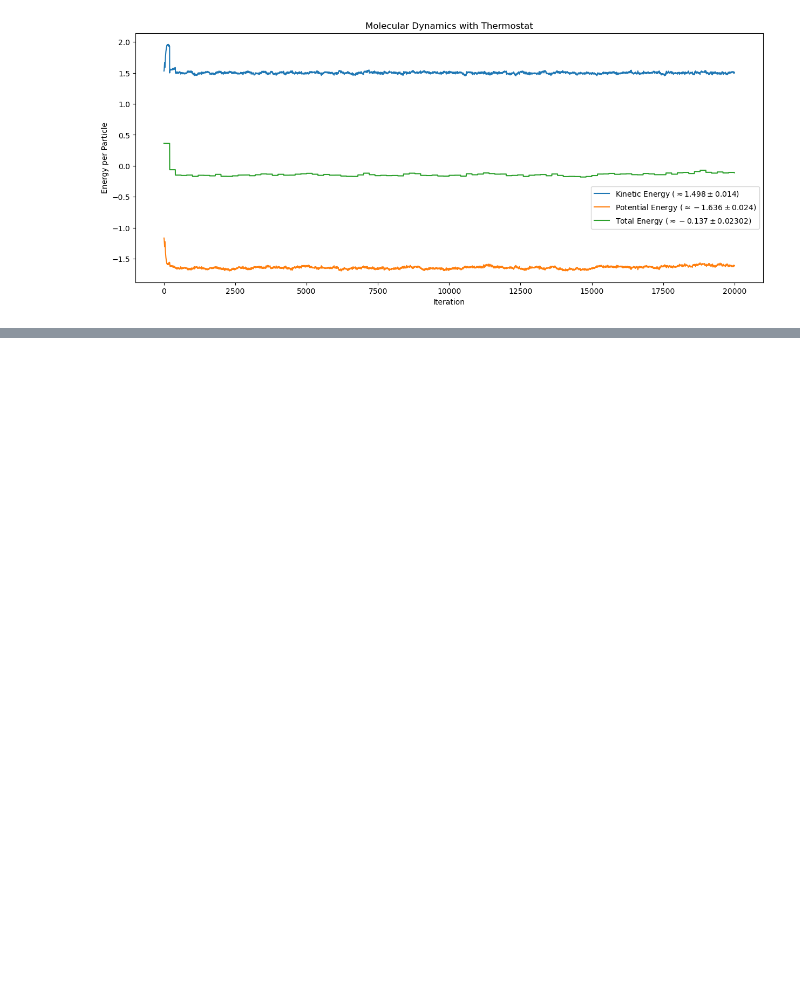
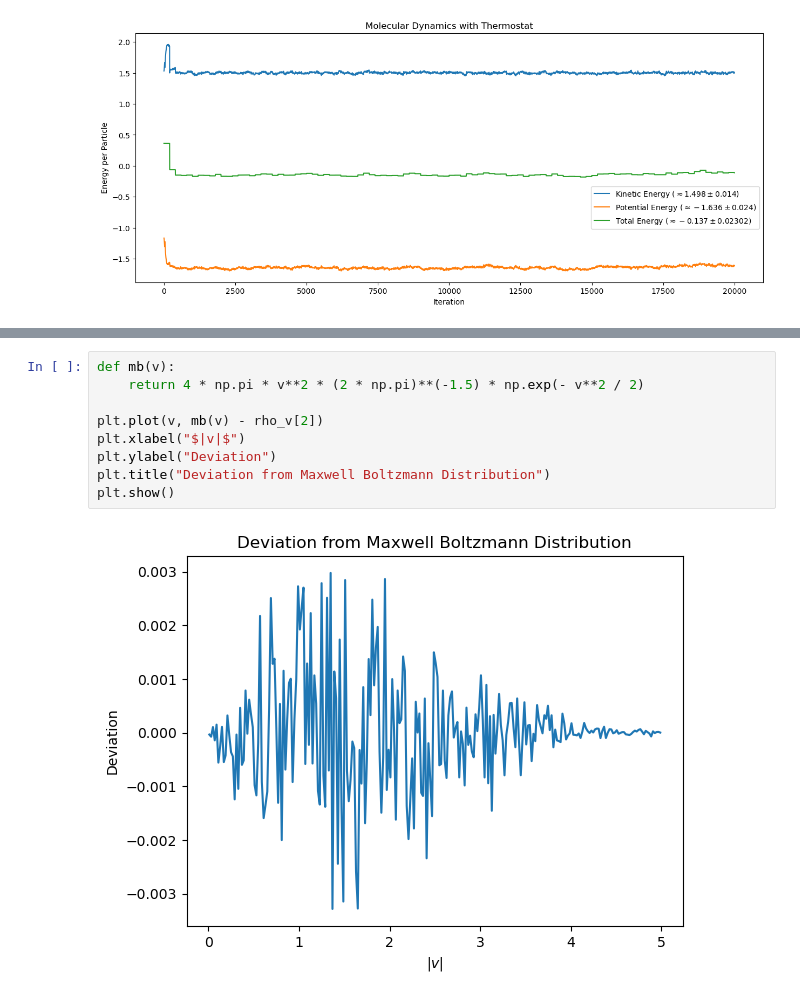
Before and after one commit to vigneshpai2003/Computational-Physics, a Jupyter notebook: Molecular_Dynamics/submission.ipynb, the cells around one changed output, grey strips where cells are left out. Drawn from its saved outputs; the diff is of its cells as text; blank space fills up the shorter version.

```diff
--- a/Molecular_Dynamics/submission.ipynb
+++ b/Molecular_Dynamics/submission.ipynb
@@ -115,0 +123,11 @@ plt.show()
+# %%
+def mb(v):
+    return 4 * np.pi * v**2 * (2 * np.pi)**(-1.5) * np.exp(- v**2 / 2)
+
+plt.plot(v, mb(v) - rho_v[2])
+plt.xlabel("$|v|$")
+plt.ylabel("Deviation")
+plt.title("Deviation from Maxwell Boltzmann Distribution")
+plt.show()
+# %% [output]
+[figure, added]
```
Also changed, not shown: parts of 4 cells of this notebook.
